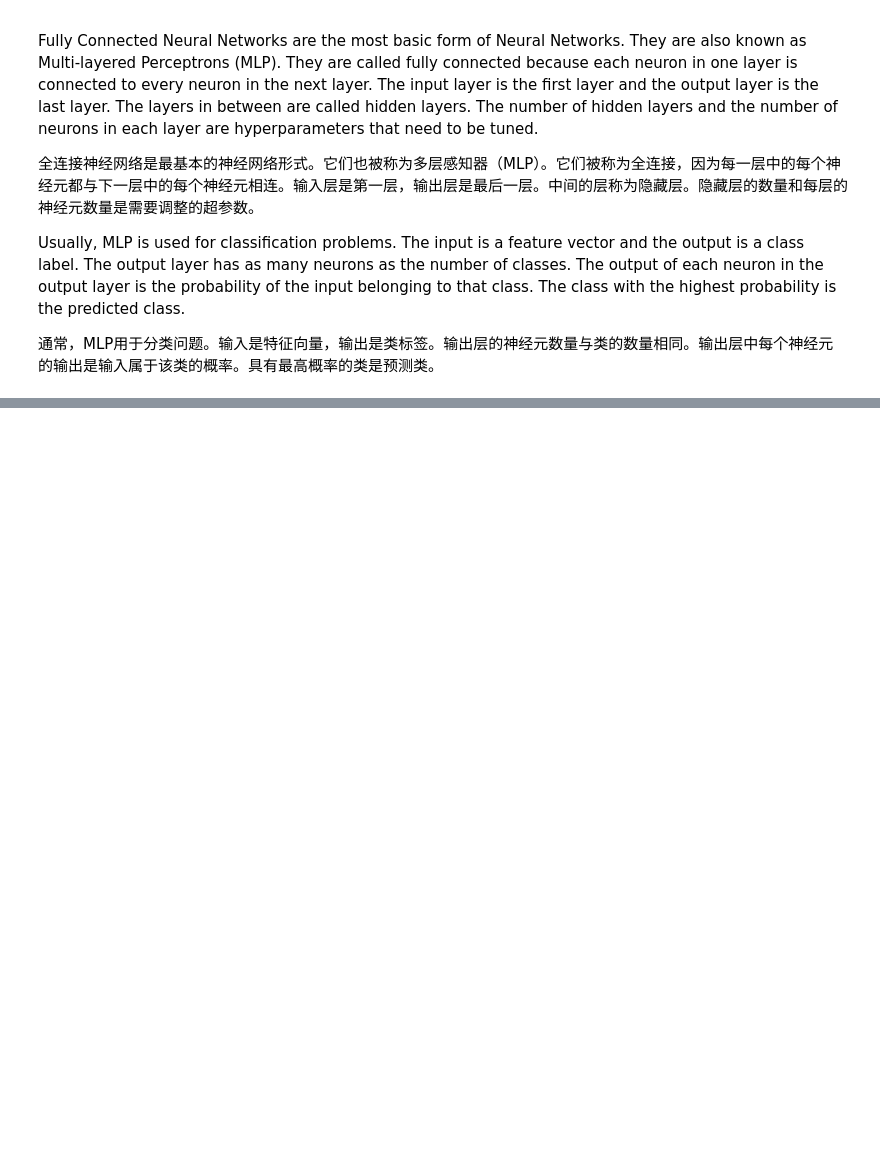
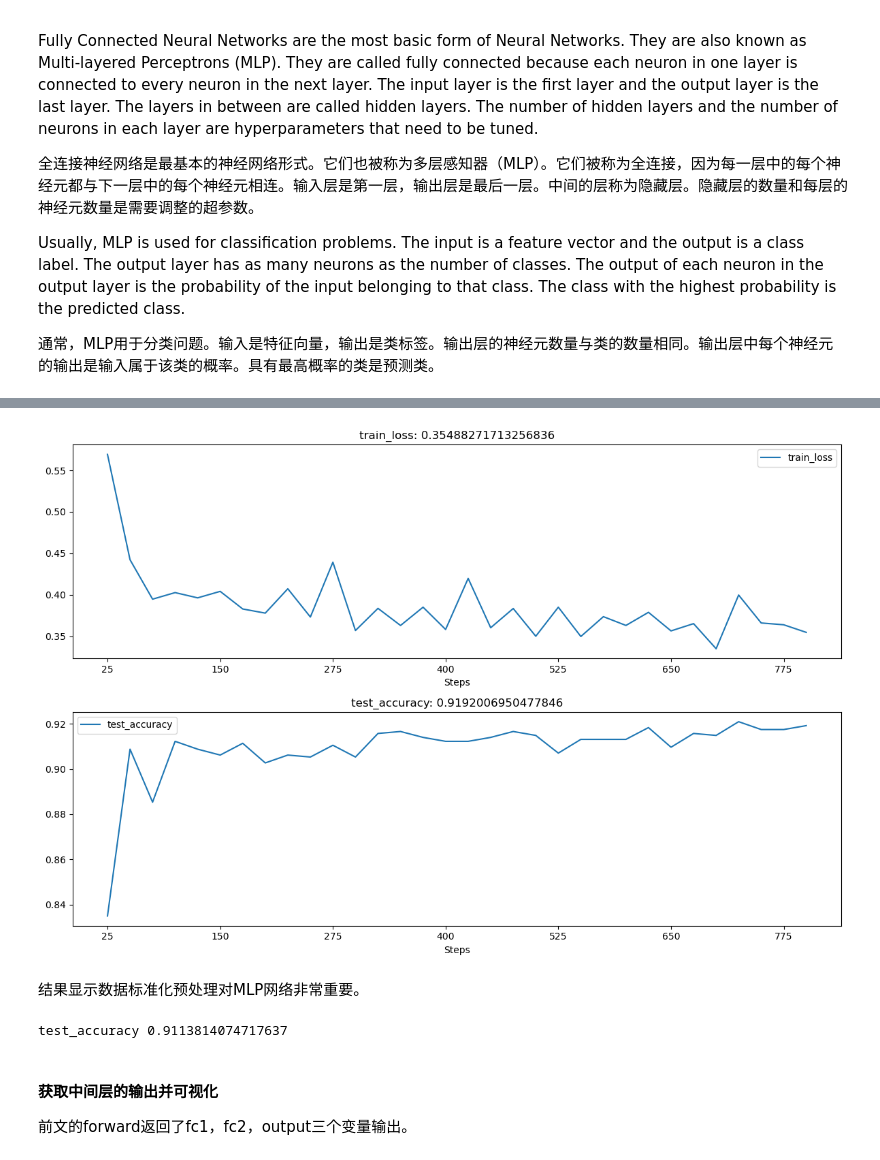
Before and after one commit to BohaoSuCC/DeepLearning-Explore, a Jupyter notebook: Basic-Models/FullyConnectedNetwork.ipynb, the cells around one changed output, grey strips where cells are left out. Cells and saved outputs as stored; diff of their text form; code cells hidden in the pictures; blank space fills up the shorter version.

```diff
--- a/Basic-Models/FullyConnectedNetwork.ipynb
+++ b/Basic-Models/FullyConnectedNetwork.ipynb
@@ -25,0 +401,47 @@ import torch.nn as nn
+# %%
+testnet1 = myMLP()
+# 定义优化器
+optimizer = Adam(testnet1.parameters(), lr=0.01)
+loss_func = nn.CrossEntropyLoss()
+# 记录训练过程的指标
+history2 = hl.History()
+# 使用Canvas可视化
+canvas2 = hl.Canvas()
+print_step = 25
+
+for epoch in range(15):
+    for step, (b_x, b_y) in enumerate(train_loader):
+        # 计算每个batch的损失
+        _, _, output = testnet1(b_x) # MLP在训练 batch上的输出
+        train_loss = loss_func(output, b_y)
+        optimizer.zero_grad() # 梯度初始化为0
+        train_loss.backward() # 反向传播
+        optimizer.step() # 使用梯度进行优化
+        niter = epoch * len(train_loader) + step + 1
+        # 每经过 print_step 次迭代后的输出
+        if niter % print_step == 0:
+            _, _, output = testnet1(X_test_t)
+            _, pre_lab = torch.max(output, 1)
+            test_accuracy = accuracy_score(y_test_t, pre_lab)
+            # 添加epoch，损失和精度
+            history2.log(niter, train_loss=train_loss, test_accuracy=test_accuracy)
+            # 使用两个图像可视化损失函数和精度
+            with canvas2:
+                canvas2.draw_plot(history2['train_loss'])
+                canvas2.draw_plot(history2['test_accuracy'])
+# %% [output]
+[figure, added]
+# %% [markdown]
+结果显示数据标准化预处理对MLP网络非常重要。
+# %%
+# 计算模型在测试集上的最终精度
+_, _, output = testnet1(X_test_t)
+_, pre_lab = torch.max(output, 1)
+test_accuracy = accuracy_score(y_test_t, pre_lab)
+print('test_accuracy', test_accuracy)
+# %% [output]
+test_accuracy 0.9113814074717637
+# %% [markdown]
+#### 获取中间层的输出并可视化
+
+前文的forward返回了fc1，fc2，output三个变量输出。
```
Also changed, not shown: parts of 58 cells of this notebook, 8 other files.
